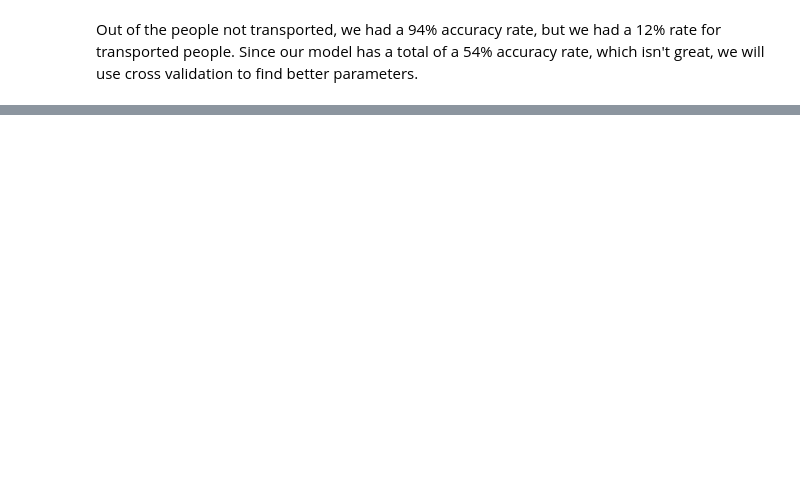
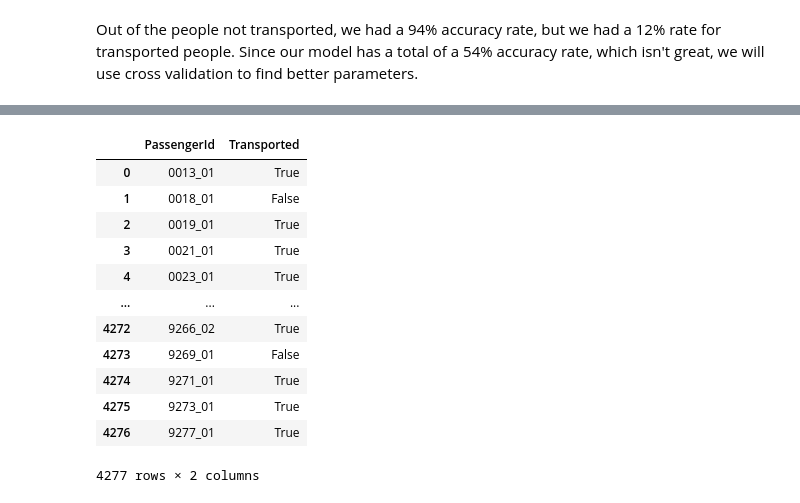
Before and after one commit to Buddhathe18th/machineLearningResources, a Jupyter notebook: Spaceship Titanic/SVMSpaceshipTitanic.ipynb, the cells around one changed output, grey strips where cells are left out. Saved outputs shown, nothing was run; the diff lists cells and outputs as text; code cells hidden in the pictures; blank space fills up the shorter version.

```diff
--- a/Spaceship Titanic/SVMSpaceshipTitanic.ipynb
+++ b/Spaceship Titanic/SVMSpaceshipTitanic.ipynb
@@ -34,6 +34,7 @@ Splitting the passenger id into two parts, the group id and the number assigned
 Seperate_Passenger_ID = test_data["PassengerId"].str.split("_", n=1, expand=True)
 test_data["PassengerGroup"]=Seperate_Passenger_ID[0]
 test_data["PassengerNumber"]=Seperate_Passenger_ID[1]
+test_data_passengerID=test_data['PassengerId']
 test_data.drop(columns=["PassengerId"], inplace=True)
 
 Seperate_Cabin=test_data["Cabin"].str.split("/", n=2, expand=True)
@@ -309,13 +292,13 @@ dispOptimal.plot()
 # %%
 X_final=train_data.drop('Transported',axis=1).copy()
 y_final=train_data['Transported'].copy()
-X_test_final_dummies=pd.get_dummies(test_data,columns=['HomePlanet', 'CryoSleep', 'Destination', 'VIP', 'PassengerGroup', 'PassengerNumber', 'Deck', 'DeckNumber', 'DeckSide'])
+X_test_final_dummies=scale(pd.get_dummies(test_data,columns=['HomePlanet', 'CryoSleep', 'Destination', 'VIP', 'PassengerNumber', 'Deck', 'DeckSide']))
 
 
-X_final_dummies=pd.get_dummies(X_final,columns=['HomePlanet', 'CryoSleep', 'Destination', 'VIP', 'PassengerGroup', 'PassengerNumber', 'Deck', 'DeckNumber', 'DeckSide'])
+X_final_dummies=scale(pd.get_dummies(X_final,columns=['HomePlanet', 'CryoSleep', 'Destination', 'VIP', 'PassengerNumber', 'Deck', 'DeckSide']))
 
 
-final_svm=SVC(random_state=42,C=100,gamma=0.001)
+final_svm=SVC(random_state=42,C=100,gamma=0.01)
 final_svm.fit(X_final_dummies,y_final)
 
 predictions=final_svm.predict(X_test_final_dummies)
@@ -323,0 +305,19 @@ print(predictions)
+# %%
+submission=pd.DataFrame({'PassengerId': test_data_passengerID, 'Transported': predictions})
+submission.to_csv('SVM,C=100,gamma=0.01.csv', index=False)
+# %%
+submission
+# %% [output]
+|  | PassengerId | Transported |
+| 0 | 0013_01 | True |
+| 1 | 0018_01 | False |
+| 2 | 0019_01 | True |
+| 3 | 0021_01 | True |
+| 4 | 0023_01 | True |
+| ... | ... | ... |
+| 4272 | 9266_02 | True |
+| 4273 | 9269_01 | False |
+| 4274 | 9271_01 | True |
+| 4275 | 9273_01 | True |
+| 4276 | 9277_01 | True |
+4277 rows × 2 columns
```
Also changed, not shown: parts of 8 cells of this notebook, 5 other files.
